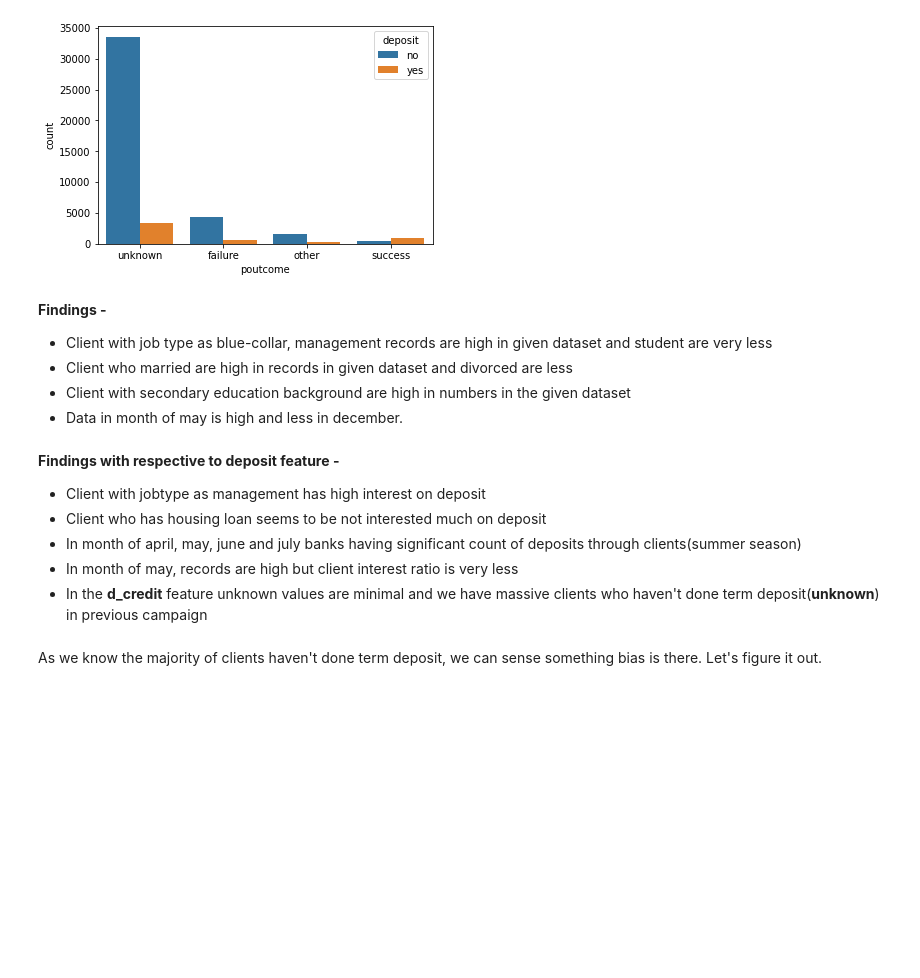
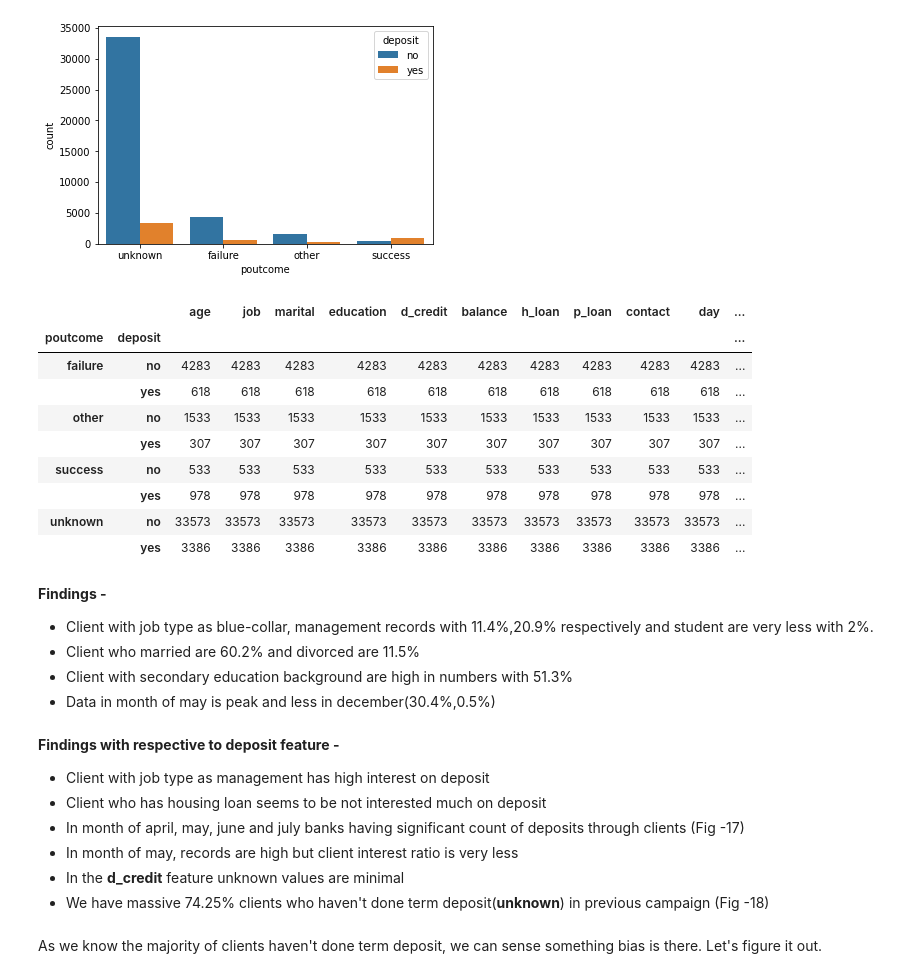
Before and after one commit to Greeshmanthchilla4/Data-Analytics-Portfolio, a Jupyter notebook: Bank Marketing/bank_project.ipynb, the cells around one changed output. Saved outputs shown, nothing was run; the diff lists cells and outputs as text; code cells hidden in the pictures; blank space fills up the shorter version.

```diff
--- a/Bank Marketing/bank_project.ipynb
+++ b/Bank Marketing/bank_project.ipynb
@@ -339,19 +339,34 @@ countplot(df.poutcome)
 # %% [output]
 [figure]
+# %%
+df.groupby(['poutcome','deposit']).count()
+# %% [output]
+|  |  | age | job | marital | education | d_credit | balance | h_loan | p_loan | contact | day | ... |
+| poutcome | deposit |  |  |  |  |  |  |  |  |  |  | ... |
+| failure | no | 4283 | 4283 | 4283 | 4283 | 4283 | 4283 | 4283 | 4283 | 4283 | 4283 | ... |
+|  | yes | 618 | 618 | 618 | 618 | 618 | 618 | 618 | 618 | 618 | 618 | ... |
+| other | no | 1533 | 1533 | 1533 | 1533 | 1533 | 1533 | 1533 | 1533 | 1533 | 1533 | ... |
+|  | yes | 307 | 307 | 307 | 307 | 307 | 307 | 307 | 307 | 307 | 307 | ... |
+| success | no | 533 | 533 | 533 | 533 | 533 | 533 | 533 | 533 | 533 | 533 | ... |
+|  | yes | 978 | 978 | 978 | 978 | 978 | 978 | 978 | 978 | 978 | 978 | ... |
+| unknown | no | 33573 | 33573 | 33573 | 33573 | 33573 | 33573 | 33573 | 33573 | 33573 | 33573 | ... |
+|  | yes | 3386 | 3386 | 3386 | 3386 | 3386 | 3386 | 3386 | 3386 | 3386 | 3386 | ... |
 # %% [markdown]
 **Findings -**
 
-* Client with job type as blue-collar, management records are high in given dataset and student are very less
-* Client who married are high in records in given dataset and divorced are less
-* Client with secondary education background are high in numbers in the given dataset
-* Data in month of may is high and less in december.
+* Client with job type as blue-collar, management records with
+  11.4%,20.9% respectively and student are very less with 2%.
+* Client who married are 60.2% and divorced are 11.5%
+* Client with secondary education background are high in numbers with 51.3%
+* Data in month of may is peak and less in december(30.4%,0.5%)
 # %% [markdown]
 **Findings with respective to deposit feature -**
-* Client with jobtype as management has high interest on deposit
+* Client with job type as management has high interest on deposit
 * Client who has housing loan seems to be not interested much on deposit
-* In month of april, may, june and july banks having significant count of deposits through clients(summer season)
+* In month of april, may, june and july banks having significant count of deposits through clients (Fig -17)
 * In month of may, records are high but client interest ratio is very less
-* In the **d_credit** feature unknown values are minimal and we have massive clients who haven't done term deposit(**unknown**) in previous campaign
+* In the **d_credit** feature unknown values are minimal
+* We have massive 74.25% clients who haven't done term deposit(**unknown**) in previous campaign (Fig -18)
 # %% [markdown]
 As we know the majority of clients haven't done term deposit, we can sense something bias is there. Let's figure it out.
 # %% [markdown]
```
Also changed, not shown: parts of 31 cells of this notebook.
